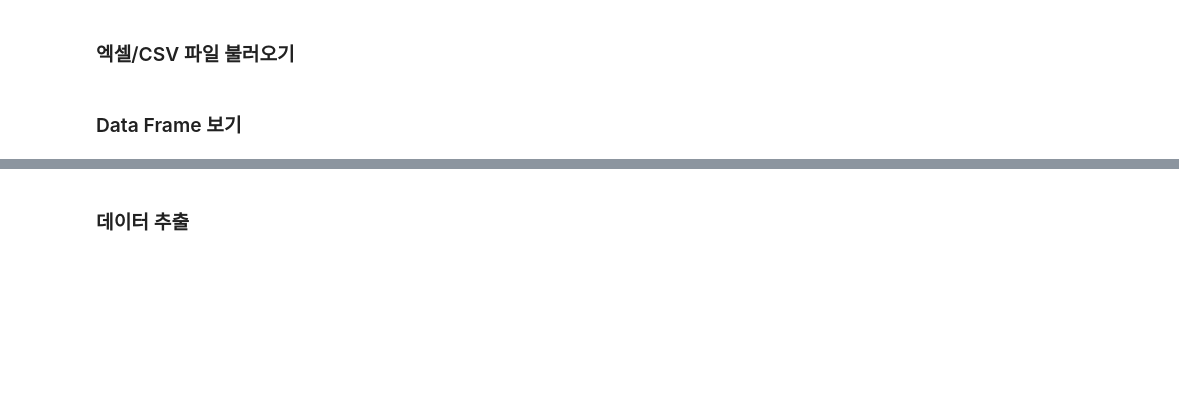
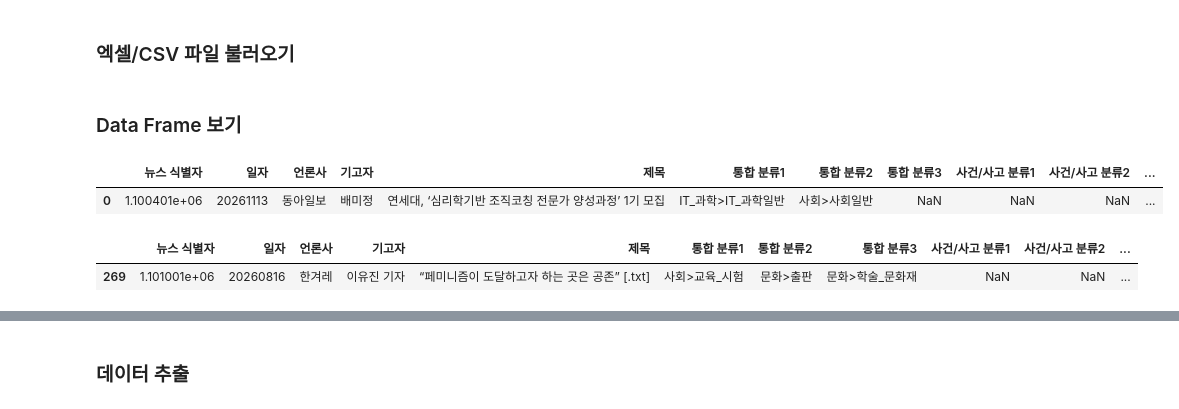
Before and after one commit to HANENCIA/lectureWork-computationalThinking-Python-2026, a Jupyter notebook: lecture/16_python_pandas_dataframe.ipynb, the cells around one changed output, grey strips where cells are left out. Drawn from its saved outputs; the diff is of its cells as text; code cells hidden in the pictures; blank space fills up the shorter version.

```diff
--- a/lecture/16_python_pandas_dataframe.ipynb
+++ b/lecture/16_python_pandas_dataframe.ipynb
@@ -136,8 +136,14 @@ raw_df = pd.read_csv("./NewsResult_20260815-20261115_csv.csv")
 ### Data Frame 보기
 # %%
 # 첫 5행 보기
-raw_df.head()
+raw_df.head(1)
+# %% [output]
+|  | 뉴스 식별자 | 일자 | 언론사 | 기고자 | 제목 | 통합 분류1 | 통합 분류2 | 통합 분류3 | 사건/사고 분류1 | 사건/사고 분류2 | ... |
+| 0 | 1.100401e+06 | 20261113 | 동아일보 | 배미정 | 연세대, ‘심리학기반 조직코칭 전문가 양성과정’ 1기 모집 | IT_과학>IT_과학일반 | 사회>사회일반 | NaN | NaN | NaN | ... |
 # %%
 # 마지막 5행 보기
-raw_df.tail()
+raw_df.tail(1)
+# %% [output]
+|  | 뉴스 식별자 | 일자 | 언론사 | 기고자 | 제목 | 통합 분류1 | 통합 분류2 | 통합 분류3 | 사건/사고 분류1 | 사건/사고 분류2 | ... |
+| 269 | 1.101001e+06 | 20260816 | 한겨레 | 이유진 기자 | “페미니즘이 도달하고자 하는 곳은 공존” [.txt] | 사회>교육_시험 | 문화>출판 | 문화>학술_문화재 | NaN | NaN | ... |
 # %%
```
Also changed, not shown: parts of 14 cells of this notebook, 9 other files.
